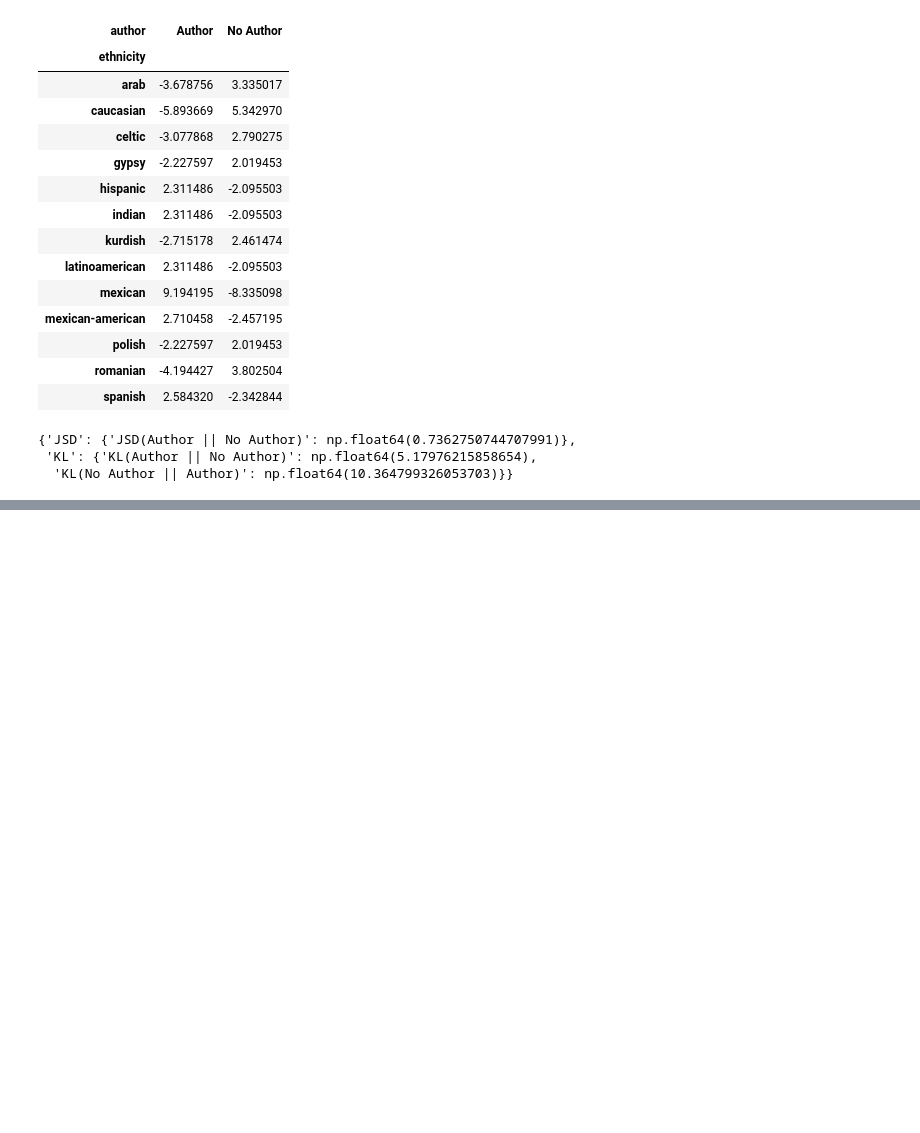
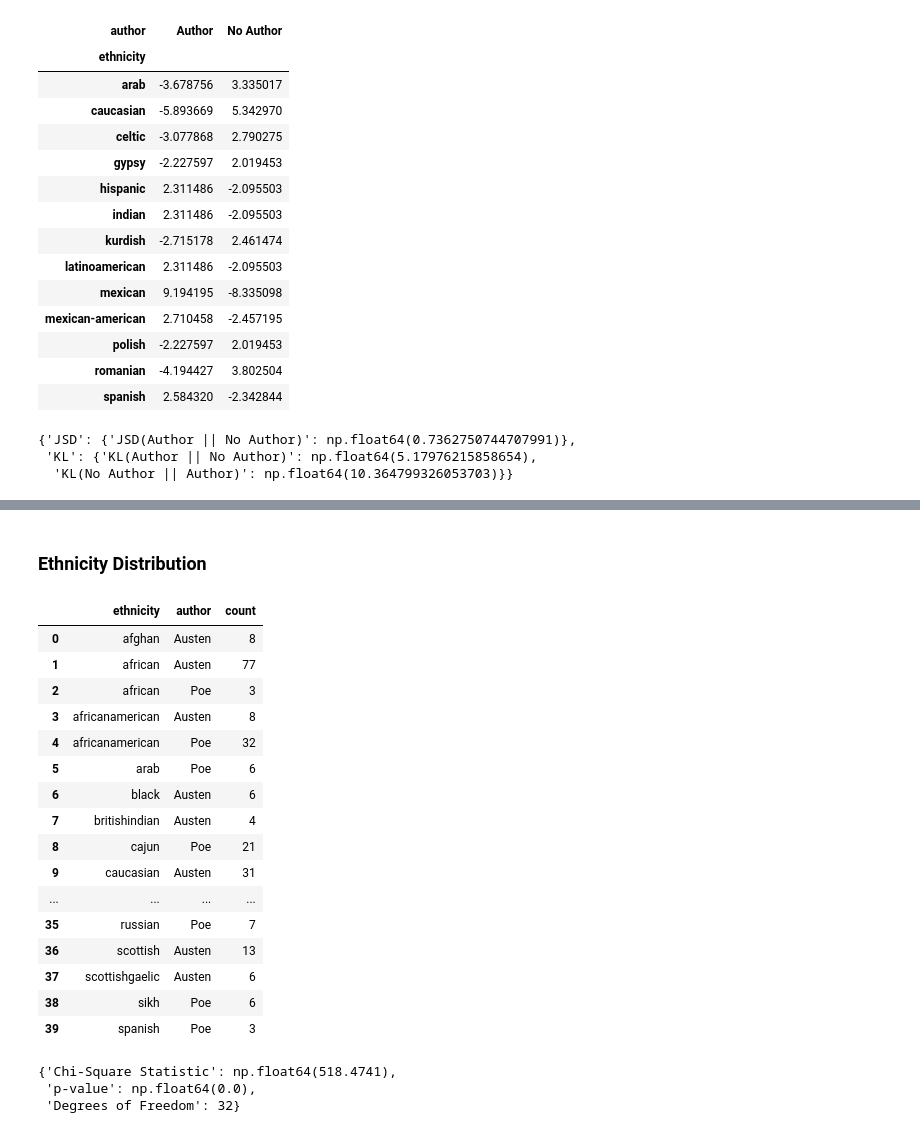
Before and after one commit to edverga/MasterThesis, a Jupyter notebook: thesis_draft.ipynb, the cells around one changed output, grey strips where cells are left out. Cells and saved outputs as stored; diff of their text form; code cells hidden in the pictures; blank space fills up the shorter version.

```diff
--- a/thesis_draft.ipynb
+++ b/thesis_draft.ipynb
@@ -804,0 +839,33 @@ result
+# %% [markdown]
+### Ethnicity Distribution
+# %%
+df_list = [poe, austen]
+df_concat = pd.concat(df_list)
+df_grouped = df_concat.groupby(["ethnicity", "author"])["count"].sum().reset_index()
+df_grouped
+# %% [output]
+|  | ethnicity | author | count |
+| 0 | afghan | Austen | 8 |
+| 1 | african | Austen | 77 |
+| 2 | african | Poe | 3 |
+| 3 | africanamerican | Austen | 8 |
+| 4 | africanamerican | Poe | 32 |
+| 5 | arab | Poe | 6 |
+| 6 | black | Austen | 6 |
+| 7 | britishindian | Austen | 4 |
+| 8 | cajun | Poe | 21 |
+| 9 | caucasian | Austen | 31 |
+| ... | ... | ... | ... |
+| 35 | russian | Poe | 7 |
+| 36 | scottish | Austen | 13 |
+| 37 | scottishgaelic | Austen | 6 |
+| 38 | sikh | Poe | 6 |
+| 39 | spanish | Poe | 3 |
+# %%
+from functions import chi_square_test_authors
+result = chi_square_test_authors(df_grouped, index_col='ethnicity')
+result
+# %% [output]
+{'Chi-Square Statistic': np.float64(518.4741),
+ 'p-value': np.float64(0.0),
+ 'Degrees of Freedom': 32}
```
Also changed, not shown: parts of 19 cells of this notebook.
